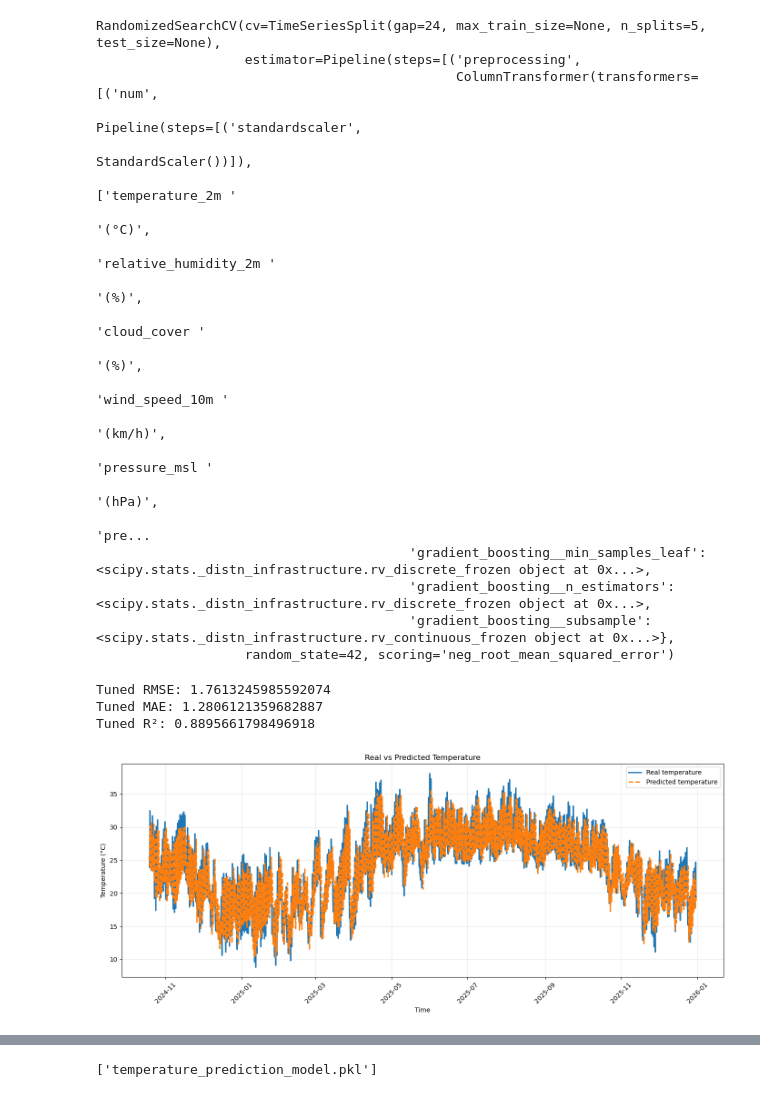
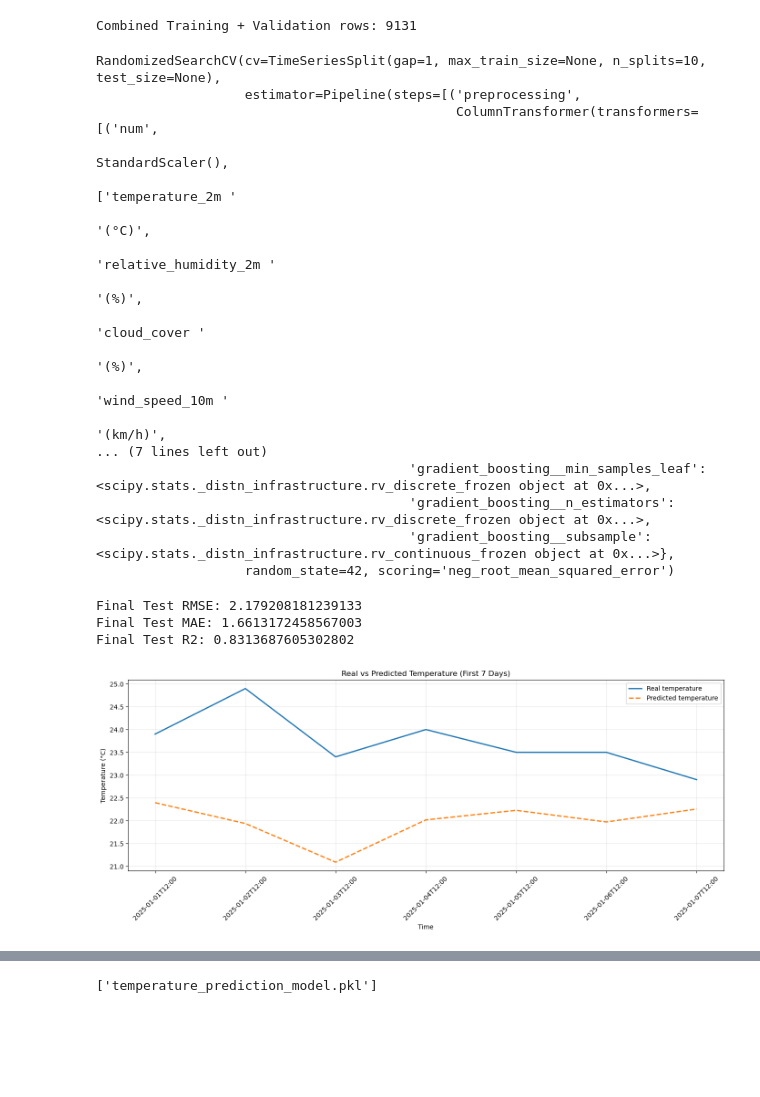
Before and after one commit to NamTe/MLE501_MSA36HN, a Jupyter notebook: temperature_prediction.ipynb, the cells around one changed output, grey strips where cells are left out. Saved outputs shown, nothing was run; the diff lists cells and outputs as text; code cells hidden in the pictures; blank space fills up the shorter version.

```diff
--- a/temperature_prediction.ipynb
+++ b/temperature_prediction.ipynb
@@ -2,7 +2,9 @@
 import pandas as pd
 import numpy as np
 
-df = pd.read_csv("./data/open-meteo-21.05N105.81E18m.csv", skiprows=3)
 
-df.head()
+df = pd.read_csv("./data/open-meteo-20.98N105.79E12m.csv", skiprows=3)
+
+df = df.drop(columns=['pressure_msl_spread (hPa)'])
+df
 # %% [output]
@@ -191,13 +198,15 @@ results_df
 # %%
 from sklearn.model_selection import RandomizedSearchCV
 from scipy.stats import randint, uniform
-tscv = TimeSeriesSplit(n_splits=5, gap=24)
 
+tscv = TimeSeriesSplit(n_splits=10, gap=1)
 
 full_pipeline = Pipeline([
     ("preprocessing", preprocessing),
     ("gradient_boosting", GradientBoostingRegressor(random_state=42)),
 ])
+
+from scipy.stats import randint, uniform
 
 param_distribs = {
     "gradient_boosting__n_estimators": randint(80, 250),
@@ -218,62 +227,66 @@ rnd_search = RandomizedSearchCV(
     n_jobs=-1
 )
 
-rnd_search.fit(X_train, y_train)
+# FIX: Concatenate 2020-2023 history with 2024 records to maximize optimization history
+X_train_full = pd.concat([X_train, X_val], axis=0)
+y_train_full = pd.concat([y_train, y_val], axis=0)
+
+print(f"Combined Training + Validation rows: {len(X_train_full)}")
+
+rnd_search.fit(X_train_full, y_train_full)
 # %% [output]
-RandomizedSearchCV(cv=TimeSeriesSplit(gap=24, max_train_size=None, n_splits=5, test_size=None),
-                   estimator=Pipeline(steps=[('preprocessing',
-                                              ColumnTransformer(transformers=[('num',
-                                                                               Pipeline(steps=[('standardscaler',
-                                                                                                StandardScaler())]),
-                                                                               ['temperature_2m '
-                                                                                '(°C)',
-                                                                                'relative_humidity_2m '
-                                                                                '(%)',
-                                                                                'cloud_cover '
-                                                                                '(%)',
-                                                                                'wind_speed_10m '
-                                                                                '(km/h)',
-                                                                                'pressure_msl '
-                                                                                '(hPa)',
-                                                                                'pre...
-                                        'gradient_boosting__min_samples_leaf': <scipy.stats._distn_infrastructure.rv_discrete_frozen object at 0x...>,
-                                        'gradient_boosting__n_estimators': <scipy.stats._distn_infrastructure.rv_discrete_frozen object at 0x...>,
-                                        'gradient_boosting__subsample': <scipy.stats._distn_infrastructure.rv_continuous_frozen object at 0x...>},
-                   random_state=42, scoring='neg_root_mean_squared_error')
+Combined Training + Validation rows: 9131
+RandomizedSearchCV(cv=TimeSeriesSplit(gap=1, max_train_size=None, n_splits=10, test_size=None),
+                   estimator=Pipeline(steps=[('preprocessing',
+                                              ColumnTransformer(transformers=[('num',
+                                                                               StandardScaler(),
+                                                                               ['temperature_2m '
+                                                                                '(°C)',
+                                                                                'relative_humidity_2m '
+                                                                                '(%)',
+                                                                                'cloud_cover '
+                                                                                '(%)',
+                                                                                'wind_speed_10m '
+                                                                                '(km/h)',
+... (7 lines left out)
+                                        'gradient_boosting__min_samples_leaf': <scipy.stats._distn_infrastructure.rv_discrete_frozen object at 0x...>,
+                                        'gradient_boosting__n_estimators': <scipy.stats._distn_infrastructure.rv_discrete_frozen object at 0x...>,
+                                        'gradient_boosting__subsample': <scipy.stats._distn_infrastructure.rv_continuous_frozen object at 0x...>},
+                   random_state=42, scoring='neg_root_mean_squared_error')
 # %%
 tuned_model = rnd_search.best_estimator_
 tuned_pred = tuned_model.predict(X_test)
 
-print("Tuned RMSE:", np.sqrt(mean_squared_error(y_test, tuned_pred)))
-print("Tuned MAE:", mean_absolute_error(y_test, tuned_pred))
-print("Tuned R²:", r2_score(y_test, tuned_pred))
+print("Final Test RMSE:", np.sqrt(mean_squared_error(y_test, tuned_pred)))
+print("Final Test MAE:", mean_absolute_error(y_test, tuned_pred))
+print("Final Test R2:", r2_score(y_test, tuned_pred))
 # %% [output]
-Tuned RMSE: 1.7613245985592074
-Tuned MAE: 1.2806121359682887
-Tuned R²: 0.8895661798496918
+Final Test RMSE: 2.179208181239133
+Final Test MAE: 1.6613172458567003
+Final Test R2: 0.8313687605302802
 # %%
 import matplotlib.pyplot as plt
 
-plot_df = pd.DataFrame({
+comparison_df = pd.DataFrame({
     "time": df.loc[y_test.index, "time"],
     "real_temperature": y_test.values,
     "predicted_temperature": tuned_pred,
 })
 
-# # Plot only the first 7 days of the test set so the lines are readable.
-# plot_df = comparison_df.head(24 * 7)
+# FIX: Slice exactly at head(7) to properly match the weekly comment window
+plot_df = comparison_df.head(7)
 
 plt.figure(figsize=(14, 6))
 plt.plot(plot_df["time"], plot_df["real_temperature"], label="Real temperature", linewidth=2)
 plt.plot(plot_df["time"], plot_df["predicted_temperature"], label="Predicted temperature", linewidth=2, linestyle="--")
-plt.title("Real vs Predicted Temperature")
+plt.title("Real vs Predicted Temperature (First 7 Days)")
 plt.xlabel("Time")
 plt.ylabel("Temperature (°C)")
 plt.legend()
 plt.grid(True, alpha=0.3)
 plt.xticks(rotation=45)
 plt.tight_layout()
 plt.show()
 # %% [output]
-[figure, old version]
+[figure, new version]
 # %%
```
Also changed, not shown: parts of 11 cells of this notebook, 2 other files.
